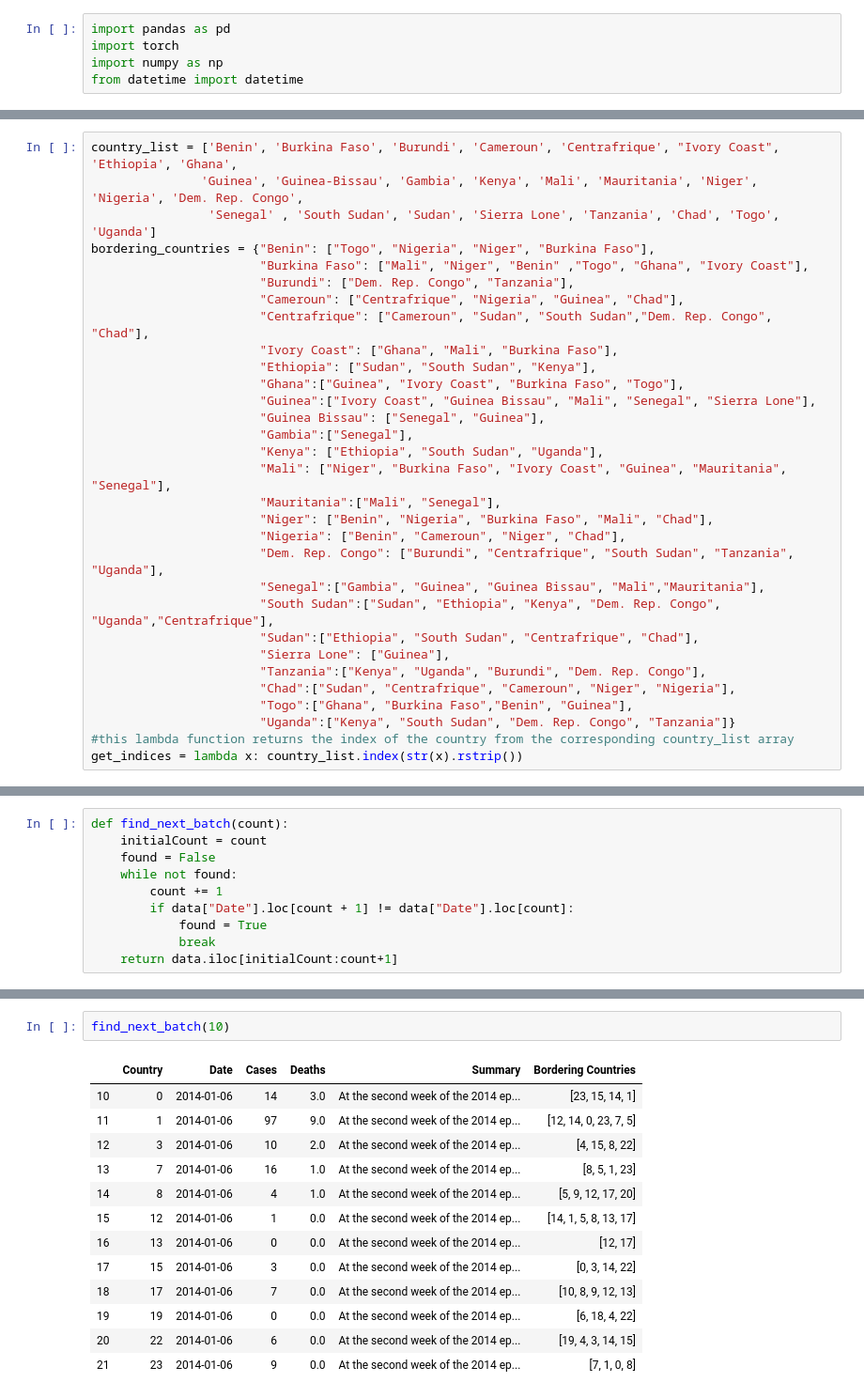
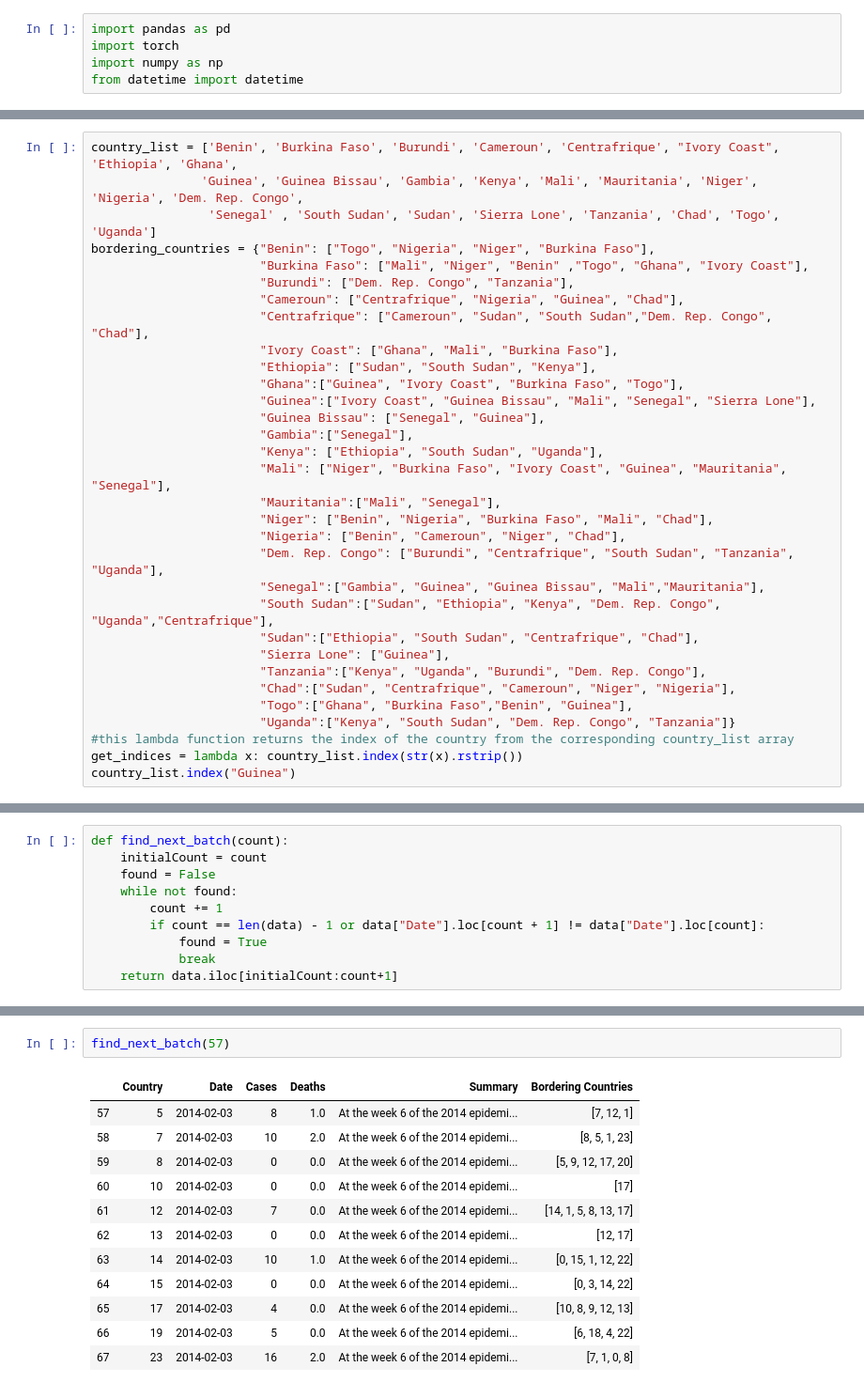
Before and after one commit to amirgamil/Meningitis-Analysis, a Jupyter notebook: Code/data_preprocessing.ipynb, the cells around one changed output, grey strips where cells are left out. Shown: that part at 94% size. Cells and saved outputs as stored; diff of their text form.

```diff
--- a/Code/data_preprocessing.ipynb
+++ b/Code/data_preprocessing.ipynb
@@ -17,6 +17,6 @@ data.head()
 # %%
 country_list = ['Benin', 'Burkina Faso', 'Burundi', 'Cameroun', 'Centrafrique', "Ivory Coast", 'Ethiopia', 'Ghana',
-               'Guinea', 'Guinea-Bissau', 'Gambia', 'Kenya', 'Mali', 'Mauritania', 'Niger', 'Nigeria', 'Dem. Rep. Congo',
+               'Guinea', 'Guinea Bissau', 'Gambia', 'Kenya', 'Mali', 'Mauritania', 'Niger', 'Nigeria', 'Dem. Rep. Congo',
                 'Senegal' , 'South Sudan', 'Sudan', 'Sierra Lone', 'Tanzania', 'Chad', 'Togo', 'Uganda']
 bordering_countries = {"Benin": ["Togo", "Nigeria", "Niger", "Burkina Faso"],
                        "Burkina Faso": ["Mali", "Niger", "Benin" ,"Togo", "Ghana", "Ivory Coast"],
@@ -45,3 +45,4 @@ bordering_countries = {"Benin": ["Togo", "Nigeria", "Niger", "Burkina Faso"],
                        "Uganda":["Kenya", "South Sudan", "Dem. Rep. Congo", "Tanzania"]}
 #this lambda function returns the index of the country from the corresponding country_list array
 get_indices = lambda x: country_list.index(str(x).rstrip())
+country_list.index("Guinea")
@@ -69,7 +83,7 @@ def find_next_batch(count):
     found = False
     while not found:
         count += 1
-        if data["Date"].loc[count + 1] != data["Date"].loc[count]:
+        if count == len(data) - 1 or data["Date"].loc[count + 1] != data["Date"].loc[count]:
             found = True
             break
     return data.iloc[initialCount:count+1]
@@ -90,17 +104,16 @@ find_next_batch(0)
 # %%
-find_next_batch(10)
+find_next_batch(57)
 # %% [output]
 |  | Country | Date | Cases | Deaths | Summary | Bordering Countries |
-| 10 | 0 | 2014-01-06 | 14 | 3.0 | At the second week of the 2014 ep... | [23, 15, 14, 1] |
-| 11 | 1 | 2014-01-06 | 97 | 9.0 | At the second week of the 2014 ep... | [12, 14, 0, 23, 7, 5] |
-| 12 | 3 | 2014-01-06 | 10 | 2.0 | At the second week of the 2014 ep... | [4, 15, 8, 22] |
-| 13 | 7 | 2014-01-06 | 16 | 1.0 | At the second week of the 2014 ep... | [8, 5, 1, 23] |
-| 14 | 8 | 2014-01-06 | 4 | 1.0 | At the second week of the 2014 ep... | [5, 9, 12, 17, 20] |
-| 15 | 12 | 2014-01-06 | 1 | 0.0 | At the second week of the 2014 ep... | [14, 1, 5, 8, 13, 17] |
-| 16 | 13 | 2014-01-06 | 0 | 0.0 | At the second week of the 2014 ep... | [12, 17] |
-| 17 | 15 | 2014-01-06 | 3 | 0.0 | At the second week of the 2014 ep... | [0, 3, 14, 22] |
-| 18 | 17 | 2014-01-06 | 7 | 0.0 | At the second week of the 2014 ep... | [10, 8, 9, 12, 13] |
-| 19 | 19 | 2014-01-06 | 0 | 0.0 | At the second week of the 2014 ep... | [6, 18, 4, 22] |
-| 20 | 22 | 2014-01-06 | 6 | 0.0 | At the second week of the 2014 ep... | [19, 4, 3, 14, 15] |
-| 21 | 23 | 2014-01-06 | 9 | 0.0 | At the second week of the 2014 ep... | [7, 1, 0, 8] |
+| 57 | 5 | 2014-02-03 | 8 | 1.0 | At the week 6 of the 2014 epidemi... | [7, 12, 1] |
+| 58 | 7 | 2014-02-03 | 10 | 2.0 | At the week 6 of the 2014 epidemi... | [8, 5, 1, 23] |
+| 59 | 8 | 2014-02-03 | 0 | 0.0 | At the week 6 of the 2014 epidemi... | [5, 9, 12, 17, 20] |
+| 60 | 10 | 2014-02-03 | 0 | 0.0 | At the week 6 of the 2014 epidemi... | [17] |
+| 61 | 12 | 2014-02-03 | 7 | 0.0 | At the week 6 of the 2014 epidemi... | [14, 1, 5, 8, 13, 17] |
+| 62 | 13 | 2014-02-03 | 0 | 0.0 | At the week 6 of the 2014 epidemi... | [12, 17] |
+| 63 | 14 | 2014-02-03 | 10 | 1.0 | At the week 6 of the 2014 epidemi... | [0, 15, 1, 12, 22] |
+| 64 | 15 | 2014-02-03 | 0 | 0.0 | At the week 6 of the 2014 epidemi... | [0, 3, 14, 22] |
+| 65 | 17 | 2014-02-03 | 4 | 0.0 | At the week 6 of the 2014 epidemi... | [10, 8, 9, 12, 13] |
+| 66 | 19 | 2014-02-03 | 5 | 0.0 | At the week 6 of the 2014 epidemi... | [6, 18, 4, 22] |
+| 67 | 23 | 2014-02-03 | 16 | 2.0 | At the week 6 of the 2014 epidemi... | [7, 1, 0, 8] |
 # %%
```
Also changed, not shown: parts of 6 cells of this notebook, 7 other files.
